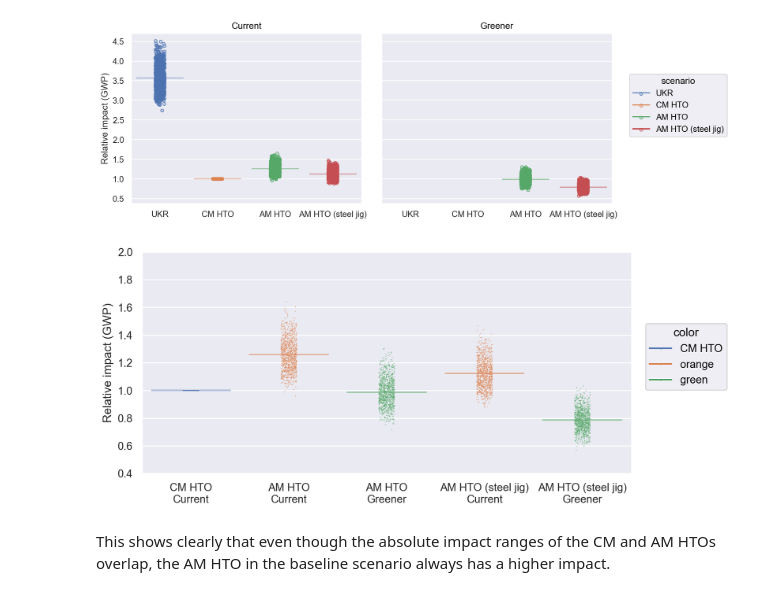
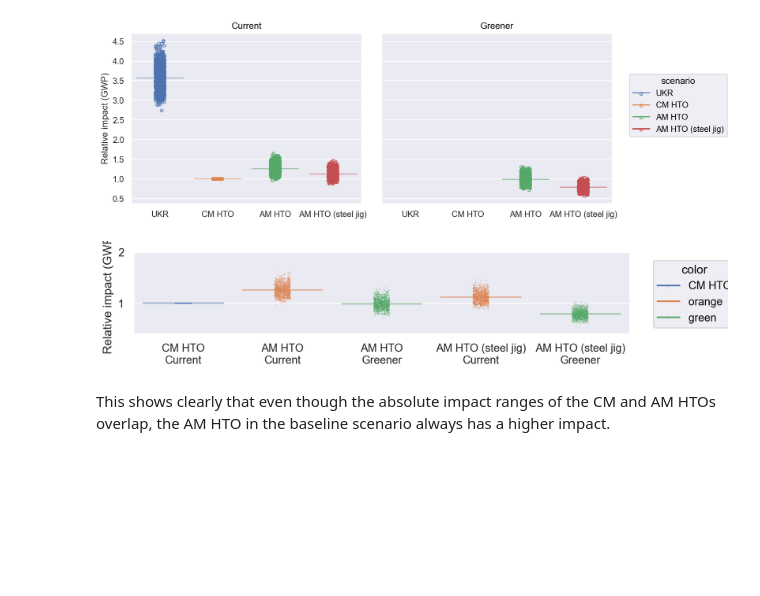
Before and after one commit to rebekaanspach/LCA-knee-OA-treatment, a Jupyter notebook: Figures.ipynb, the cells around one changed output. Saved outputs shown, nothing was run; the diff lists cells and outputs as text; code cells hidden in the pictures; blank space fills up the shorter version.

```diff
--- a/Figures.ipynb
+++ b/Figures.ipynb
@@ -158,29 +187,29 @@ relative
 # %%
 relative['color'] = relative.apply(
     lambda row: 'green' if row['combined_scenario'] in [
         'AM HTO\nGreener',
         'AM HTO (steel jig)\nGreener',
        # 'AM HTO (steel jig)\nCurrent'
     ] else ('orange' if row['combined_scenario'] in [
         'AM HTO\nCurrent',
         'AM HTO (steel jig)\nCurrent'
     ] else row['scenario']),
     axis=1
 )
 
 # Plot using the new color column
 so.Plot(relative.query('scenario != "UKR"'), x="combined_scenario", y="score", color="color") \
-    .layout(size=(7.85, 4)) \
+    .layout(size=(7.85, 2)) \
     .add(so.Dash(alpha=0.5), so.Agg()) \
     .add(so.Dot(pointsize=0.2, marker="o",fill=False),  so.Jitter())\
     .label(
         x="",
         y="Relative impact (GWP)") \
-    .save("figures/relative_gwp_scenarios.pdf", bbox_inches=mpl.transforms.Bbox.from_extents(0, 0, 7.75, 4))\
+    .save("C:/Users/rla44/OneDrive/Github/LCA_uncertainty/SA_knee_LCA/relative_gwp_scenarios.pdf", bbox_inches=mpl.transforms.Bbox.from_extents(0, 0, 7.75, 4))\
     .limit(y=(0.4, 2)\
     )
 # %% [output]
-[figure, old version]
+[figure, new version]
 # %% [markdown]
 This shows clearly that even though the absolute impact ranges of the CM and AM HTOs overlap, the AM HTO in the baseline scenario always has a higher impact.
 # %%
```
Also changed, not shown: parts of 7 cells of this notebook, 5 other files.
